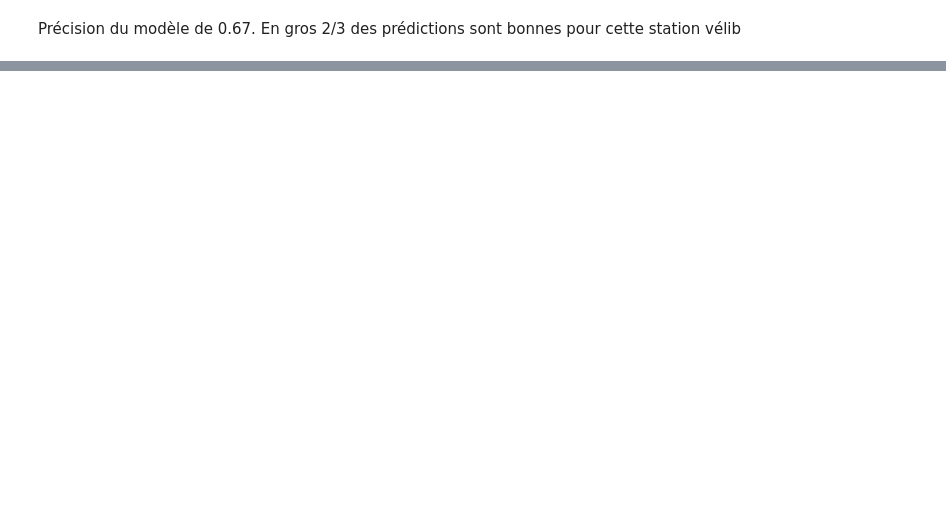
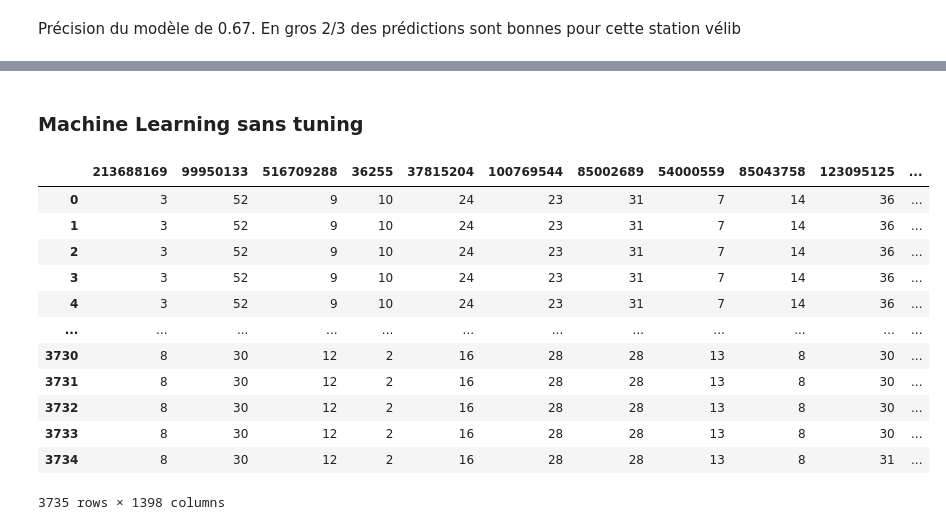
Before and after one commit to mathispuissant/StatApp, a Jupyter notebook: Analyse spatiale Romain.ipynb, the cells around one changed output, grey strips where cells are left out. Saved outputs shown, nothing was run; the diff lists cells and outputs as text; code cells hidden in the pictures; blank space fills up the shorter version.

```diff
--- a/Analyse spatiale Romain.ipynb
+++ b/Analyse spatiale Romain.ipynb
@@ -365,0 +402,12 @@ recall_score(y_test, y_prediction, average = 'weighted')
+# %%
+colonnes_toutes_les_dates = [] # Colonnes correspondant à chaque instant jusqu'à la veille de la journée cible
+colonnes_derniere_date = ['station_id'] # Colonnes correspondant à la journée cible
+date1 = "10/19/20"
+date_target = "11/02/20"
+date3 = "11/03/20"
+
+for i in tous_les_velibs:
+    if (date1 not in i) and (date_target not in i) and (date3 not in i):
+        colonnes_toutes_les_dates.append(i)
+    if (date_target in i):
+        colonnes_derniere_date.append(i)
@@ -365,0 +428,3 @@ recall_score(y_test, y_prediction, average = 'weighted')
+# %%
+df_t1 = velib[colonnes_toutes_les_dates].set_index('station_id').transpose()
+df_t2 = velib[colonnes_derniere_date].set_index('station_id').transpose()
@@ -365,0 +458,20 @@ recall_score(y_test, y_prediction, average = 'weighted')
+# %%
+toutes_les_stations = []
+for i in range(len(velib)):
+    toutes_les_stations.append(np.str(velib['station_id'][i]))
+
+# On reformate les données pour les manipuler
+df_t1.reset_index(inplace=True)
+df_t2.reset_index(inplace=True)
+
+# On supprime les colonnes inutiles
+df_t1 = df_t1.drop(['index'], axis = 1)
+df_t2 = df_t2.drop(['index'], axis = 1)
+# %%
+# Suppression des autres colonnes inutiles
+df_t1 = df_t1.drop(['level_0'], axis = 1)
+df_t2 = df_t2.drop(['level_0'], axis = 1)
+
+# On convertit le nom des colonnes en string
+df_t1.columns = toutes_les_stations
+df_t2.columns = toutes_les_stations
@@ -365,0 +493,18 @@ recall_score(y_test, y_prediction, average = 'weighted')
+# %% [markdown]
+### Machine Learning sans tuning
+# %%
+df_t1
+# %% [output]
+|  | 213688169 | 99950133 | 516709288 | 36255 | 37815204 | 100769544 | 85002689 | 54000559 | 85043758 | 123095125 | ... |
+| 0 | 3 | 52 | 9 | 10 | 24 | 23 | 31 | 7 | 14 | 36 | ... |
+| 1 | 3 | 52 | 9 | 10 | 24 | 23 | 31 | 7 | 14 | 36 | ... |
+| 2 | 3 | 52 | 9 | 10 | 24 | 23 | 31 | 7 | 14 | 36 | ... |
+| 3 | 3 | 52 | 9 | 10 | 24 | 23 | 31 | 7 | 14 | 36 | ... |
+| 4 | 3 | 52 | 9 | 10 | 24 | 23 | 31 | 7 | 14 | 36 | ... |
+| ... | ... | ... | ... | ... | ... | ... | ... | ... | ... | ... | ... |
+| 3730 | 8 | 30 | 12 | 2 | 16 | 28 | 28 | 13 | 8 | 30 | ... |
+| 3731 | 8 | 30 | 12 | 2 | 16 | 28 | 28 | 13 | 8 | 30 | ... |
+| 3732 | 8 | 30 | 12 | 2 | 16 | 28 | 28 | 13 | 8 | 30 | ... |
+| 3733 | 8 | 30 | 12 | 2 | 16 | 28 | 28 | 13 | 8 | 30 | ... |
+| 3734 | 8 | 30 | 12 | 2 | 16 | 28 | 28 | 13 | 8 | 31 | ... |
+3735 rows × 1398 columns
```
Also changed, not shown: parts of 55 cells of this notebook.
